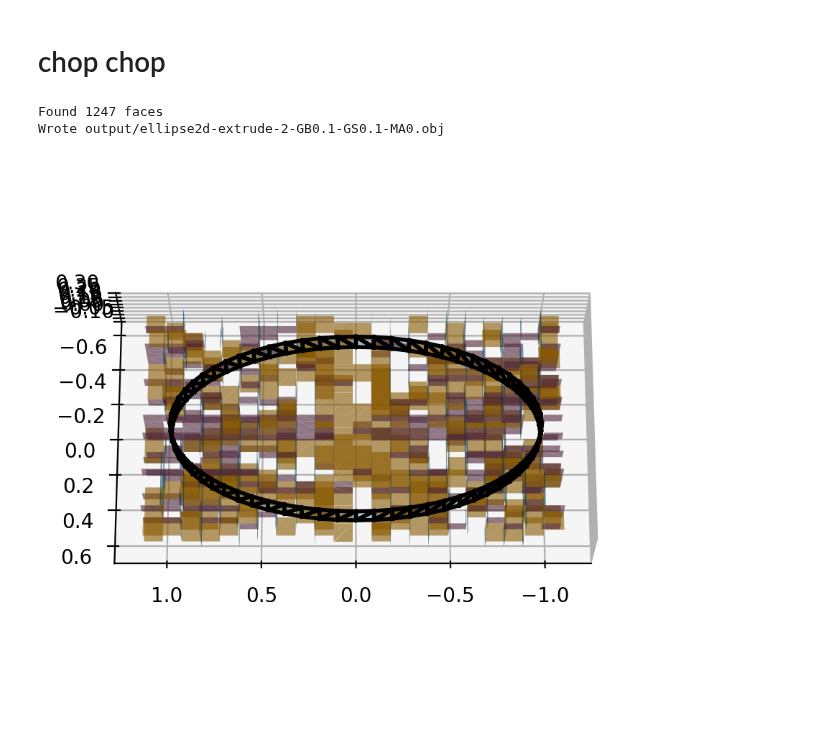
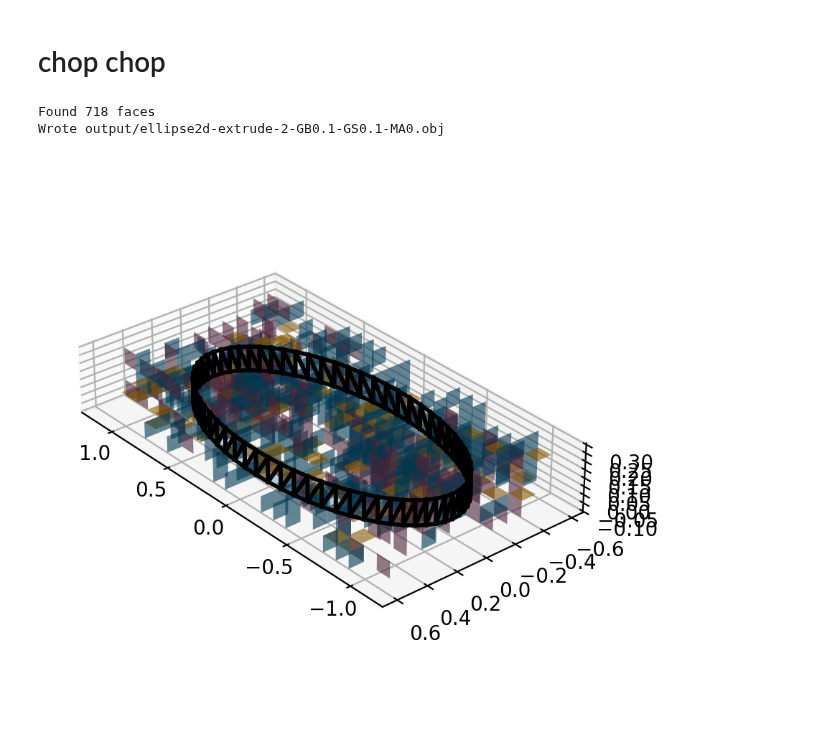
Before and after one commit to medial-ax/medial-ax, a Jupyter notebook: rustbook.ipynb, the cells around one changed output. Drawn from its saved outputs; the diff is of its cells as text; code cells hidden in the pictures.

```diff
--- a/rustbook.ipynb
+++ b/rustbook.ipynb
@@ -106,7 +106,7 @@ utils.Timed.report()
 medaxdim = 1 # can say example.medial_axis when set
 
 # euclidean prune: all dims
-euclid_prune = False
+euclid_prune = True
 prune_dist = 0.2
 
 
@@ -186,7 +186,7 @@ plt, ax = ourplot.plot_vineyard_results(
   our_complex,
   gridd,
   faces,
-  CameraOpt(azim=90, elev=70),
+  CameraOpt(azim=140, elev=30),
   # only_edges=True,
   # complex_vertices=True,
   skip_grid=True,
@@ -199,33 +199,33 @@ plt, ax = ourplot.plot_vineyard_results(
 #   si_p = d.simplex_i_p
 #   sj_p = d.simplex_j_p
 
 #   killer_i = d.state_old.find_killer(d.dim, d.i)
 #   victim_i = d.state_old.find_victim(d.dim, d.i)
 #   if killer_i is not None:
 #     kp = rs_complex.simplices_per_dim[d.dim+1][killer_i].center_point(rs_complex)
 #     plotline(ax, si_p, kp, '-', color='red')
 #   elif victim_i is not None:
 #     vp = rs_complex.simplices_per_dim[d.dim-1][victim_i].center_point(rs_complex)
 #     plotline(ax, si_p, vp, '-', color='green')
 #   else:
 #     print('no killer or victim for i')
 
 #   killer_j = d.state_new.find_killer(d.dim, d.j)
 #   victim_j = d.state_new.find_victim(d.dim, d.j)
 #   if killer_j is not None:
 #     kp = rs_complex.simplices_per_dim[d.dim+1][killer_j].center_point(rs_complex)
 #     plotline(ax, sj_p, kp, '-', color='lightred')
 #   elif victim_j is not None:
 #     vp = rs_complex.simplices_per_dim[d.dim-1][victim_j].center_point(rs_complex)
 #     plotline(ax, sj_p, vp, '-', color='lightgreen')
 #   else:
 #     print('no killer or victim for j')
 
 #   plotline(ax, g1, si_p, '-', color='orange')
 #   plotline(ax, g1, g2, '-', color='black')
 #   plotline(ax, g2, sj_p, '-', color='yellow')
 # %% [output]
-Found 1247 faces
+Found 718 faces
 Wrote output/ellipse2d-extrude-2-GB0.1-GS0.1-MA0.obj
-[figure, old version]
+[figure, new version]
 # %%
```
Also changed, not shown: parts of 3 cells of this notebook, 2 other files.
